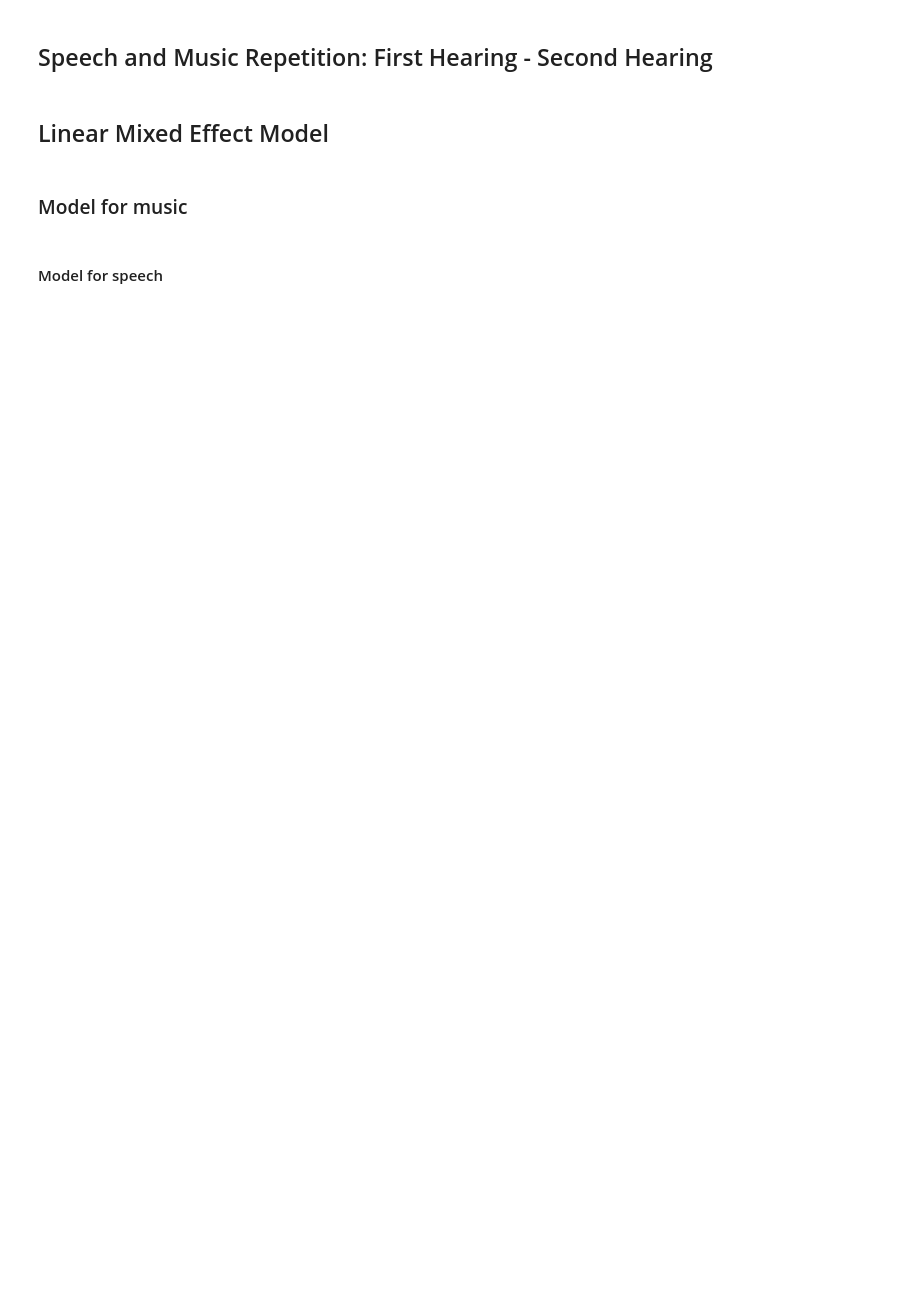
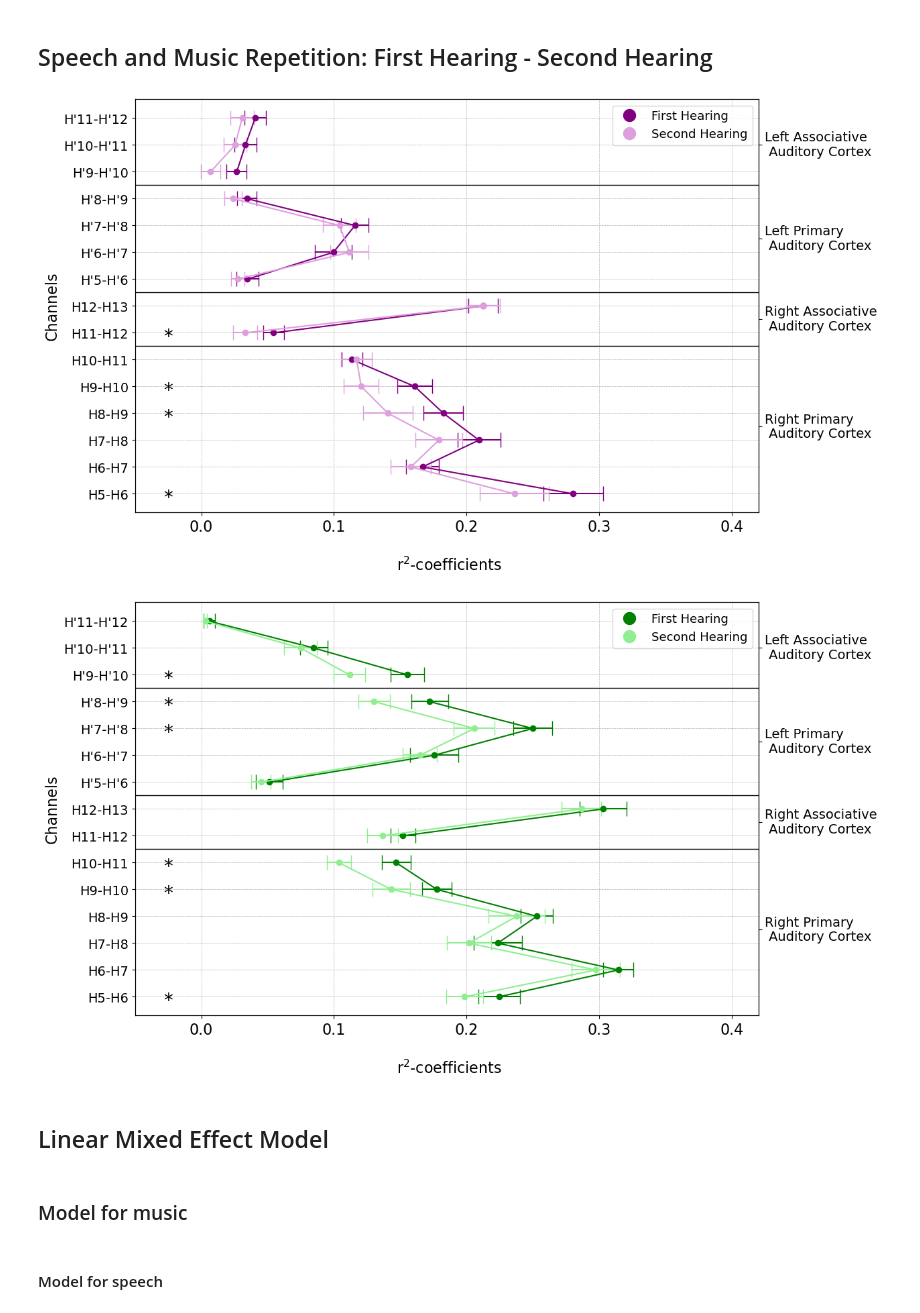
Before and after one commit to DCP-INS/Corollary-discharge-signals-during-production-are-domain-general, a Jupyter notebook: 03_TRF_VISUALIZATION.ipynb, the cells around one changed output. Drawn from its saved outputs; the diff is of its cells as text; code cells hidden in the pictures; blank space fills up the shorter version.

```diff
--- a/03_TRF_VISUALIZATION.ipynb
+++ b/03_TRF_VISUALIZATION.ipynb
@@ -60,10 +105,6 @@ for condition in condition_list:
 # %%
 # channel names (picks)
-picks = raw['produce_music'].ch_names
-
-# define channels in the auditory cortex
-channel_index = np.r_[42:50, 89:96]
-picks_H = [picks[index] for index in channel_index]
+picks_H = raw['produce_music'].ch_names
 print('channels in auditory cortex: ', picks_H)
 
 # assign channels to LH and RH primary and non-primary auditory cortex
@@ -705,8 +762,6 @@ for condition in condition_list_control:
                 TRF_control[condition][pick]['predicted_Y'] = TRF1[condition][pick]['predicted_Y']
                 TRF_control[condition][pick]['times'] = TRF1[condition][pick]['times']
 # %%
-channel_index = np.r_[42:50, 89:96]
-picks_H = [picks[index] for index in channel_index]
 brain_label = ["Right Primary \n Auditory Cortex", "Right Associative \n Auditory Cortex", "Left Primary \n Auditory Cortex", "Left Associative \n Auditory Cortex"]
 channel_position = [[0,5], [6,7], [8,11], [11,len(picks_H)]]
 channel_assignment = [0, 6, 8, 12, len(picks_H)]
@@ -745,33 +800,36 @@ for n, contrast in enumerate(contrasts_control):
 
 
     ## plot significant differences
     for s in range(len(picks_H)):
         if p_corrected[s] < 0.05:
             x_pos = - 0.025
             y_pos = s - 0.15
             ax.text(x_pos, y_pos, "*", fontsize=20, color='black', ha='center', va='center', zorder=3)
 
     ax.set_xlabel('\n r$^2$-coefficients', fontsize=16)
     ax.tick_params(axis='x', labelsize=16)
     ax.set_ylabel('Channels', fontsize=16)
     ax.set_xlim([-0.05, 0.42])
     ax.set_yticks(np.arange(len(picks_H)))
     ax.set_yticklabels(picks_H, fontsize=14)
     ax.grid(True, which='both', linestyle='--', linewidth=0.5)
     for channel_pos_index in [[0,5], [5,7], [7,11]]:
         ax.axhline(channel_pos_index[1] + 0.5, color="black", lw=1)
     ax2.set_ylim(ax.get_ylim())
     channel_midpoints = [(index[0] + index[1]) / 2 for index in channel_position]
     ax2.set_yticks(channel_midpoints)
     ax2.set_yticklabels(brain_label, size=14, va='center')
 
     legend_handles = [
         Line2D([0], [0], marker='o', color='w', markerfacecolor=color_prod, markersize=15, label='First Hearing'),
         Line2D([0], [0], marker='o', color='w', markerfacecolor=color_perc, markersize=15, label='Second Hearing')
     ]
 
     ax.legend(handles=legend_handles, fontsize=13)
 plt.show()
+# %% [output]
+[figure, added]
+[figure, added]
 # %% [markdown]
 ## Linear Mixed Effect Model
 # %% [markdown]
```
Also changed, not shown: parts of 10 cells of this notebook, 4 other files.
